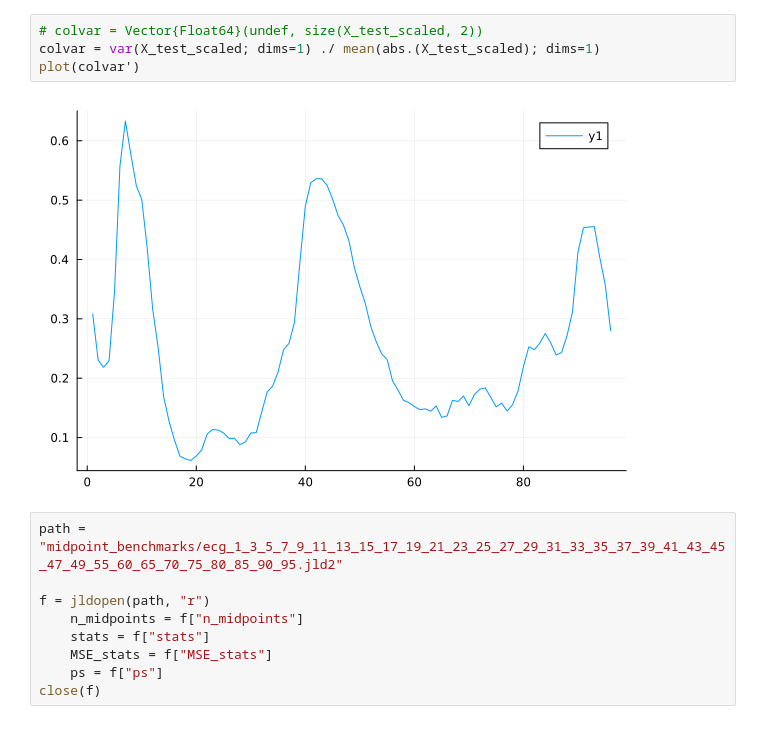
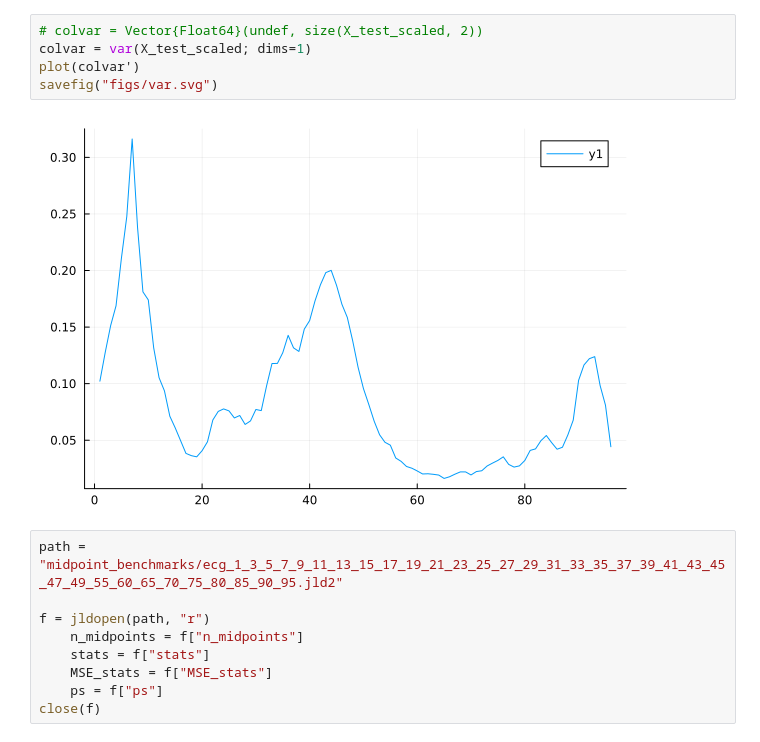
Before and after one commit to jmoo2880/QuantumInspiredML, a Jupyter notebook: Interpolation/Interp_benchmarks/ecg_mid.ipynb, the cells around one changed output. Saved outputs shown, nothing was run; the diff lists cells and outputs as text.

```diff
--- a/Interpolation/Interp_benchmarks/ecg_mid.ipynb
+++ b/Interpolation/Interp_benchmarks/ecg_mid.ipynb
@@ -32,9 +54,10 @@ Closest candidates are:
 # %%
 # colvar = Vector{Float64}(undef, size(X_test_scaled, 2))
-colvar = var(X_test_scaled; dims=1) ./ mean(abs.(X_test_scaled); dims=1)
+colvar = var(X_test_scaled; dims=1)
 plot(colvar')
+savefig("figs/var.svg")
 # %% [output]
-[figure, old version]
+[figure, new version]
 # %%
 path = "midpoint_benchmarks/ecg_1_3_5_7_9_11_13_15_17_19_21_23_25_27_29_31_33_35_37_39_41_43_45_47_49_55_60_65_70_75_80_85_90_95.jld2"
 
```
Also changed, not shown: parts of 2 cells of this notebook, 24 other files.
